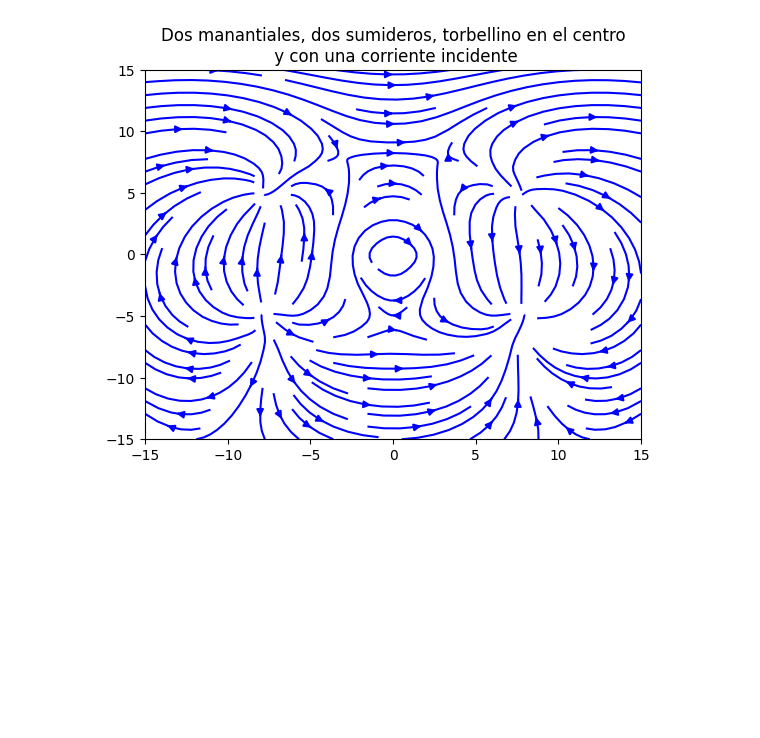
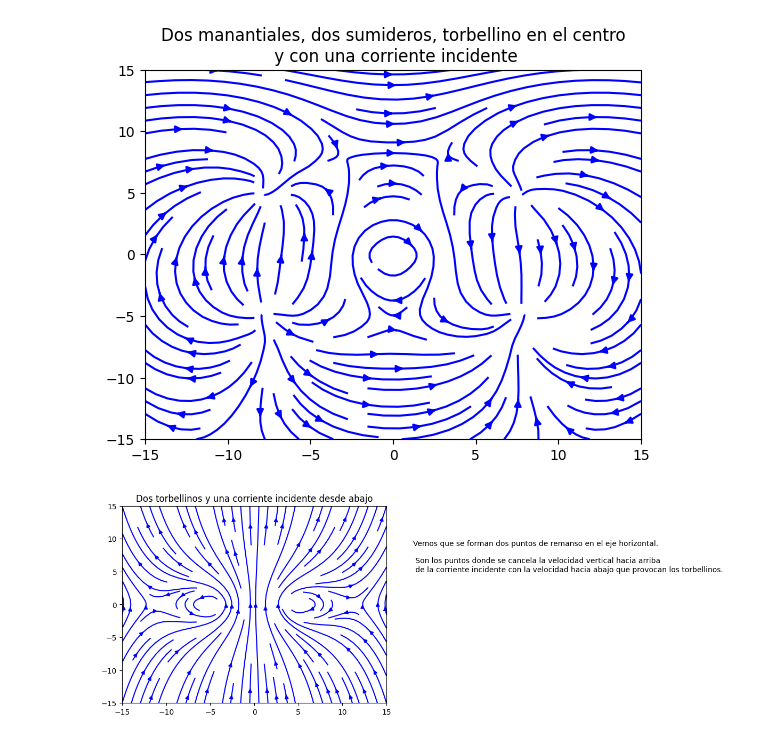
Before and after one commit to RistoRisoto/Aerodinamica, a Jupyter notebook: DibujarFlujosAerodinamica.ipynb, the cells around one changed output. Cells and saved outputs as stored; diff of their text form; code cells hidden in the pictures; blank space fills up the shorter version.

```diff
--- a/DibujarFlujosAerodinamica.ipynb
+++ b/DibujarFlujosAerodinamica.ipynb
@@ -56,3 +57,21 @@ plt.show()
 # %% [output]
 [figure]
 [figure]
+# %%
+Q=0.5
+gamma=5
+Vinf=-.5j
+def f2(t):
+    t0=[-5,5]
+    mst0=[-gamma*1j,gamma*1j]
+    f2=Vinf*t
+    for i in range(len(t0)):
+        f2+=mst0[i]*c.log(t-t0[i])
+    f2*=(1/(2*np.pi))
+    return f2
+dibujar(f2)
+plt.title('Dos torbellinos y una corriente incidente desde abajo')
+plt.text(18,5,'Vemos que se forman dos puntos de remanso en el eje horizontal.\n\n Son los puntos donde se cancela la velocidad vertical hacia arriba\n de la corriente incidente con la velocidad hacia abajo que provocan los torbellinos.')
+plt.show()
+# %% [output]
+[figure, added]
```
Also changed, not shown: parts of 1 cell of this notebook.
